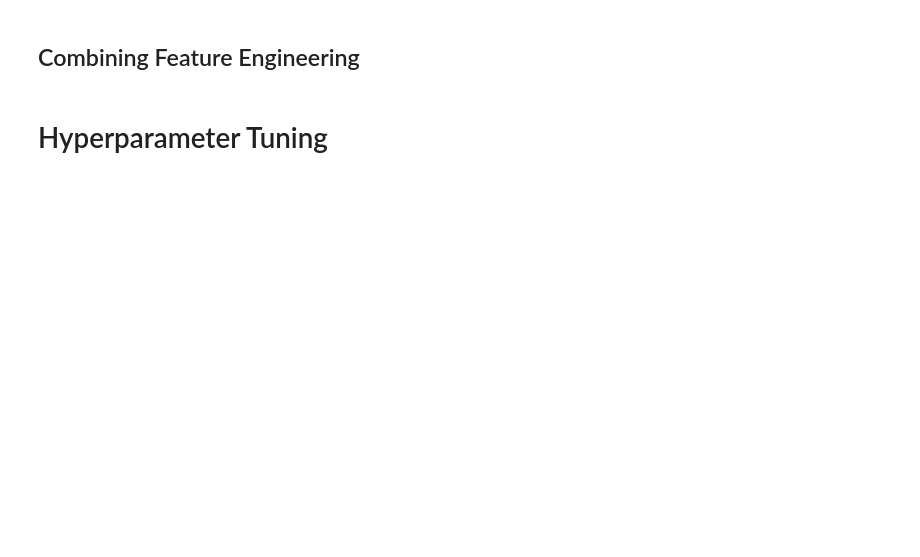
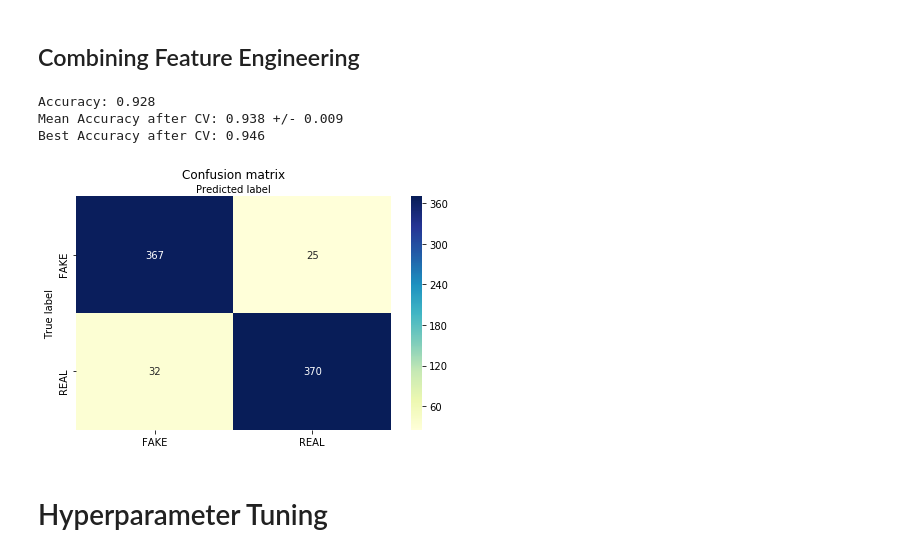
Before and after one commit to martinan92/NLP-FakeNews, a Jupyter notebook: First NLP Assignment (Martinez, Andrew).ipynb, the cells around one changed output. Cells and saved outputs as stored; diff of their text form; code cells hidden in the pictures; blank space fills up the shorter version.

```diff
--- a/First NLP Assignment (Martinez, Andrew).ipynb
+++ b/First NLP Assignment (Martinez, Andrew).ipynb
@@ -444,11 +451,15 @@ run_full_iteration(prepared_train_df, model, fe3_vectorizer,
 ## Combining Feature Engineering
 # %%
 independent_var = 'combined'
-fe_vectorizer = TfidfVectorizer(
-    stop_words='english', analyzer=custom_stemmer, tokenizer=LemmaTokenizer())
+fe_vectorizer = TfidfVectorizer(tokenizer=LemmaTokenizer())
 
 run_full_iteration(fe1_train_df, model, fe_vectorizer,
                    target_var, independent_var, size, seed)
+# %% [output]
+Accuracy: 0.928
+Mean Accuracy after CV: 0.938 +/- 0.009
+Best Accuracy after CV: 0.946
+[figure, added]
 # %% [markdown]
 # Hyperparameter Tuning
 # %%
```
Also changed, not shown: parts of 5 cells of this notebook.
